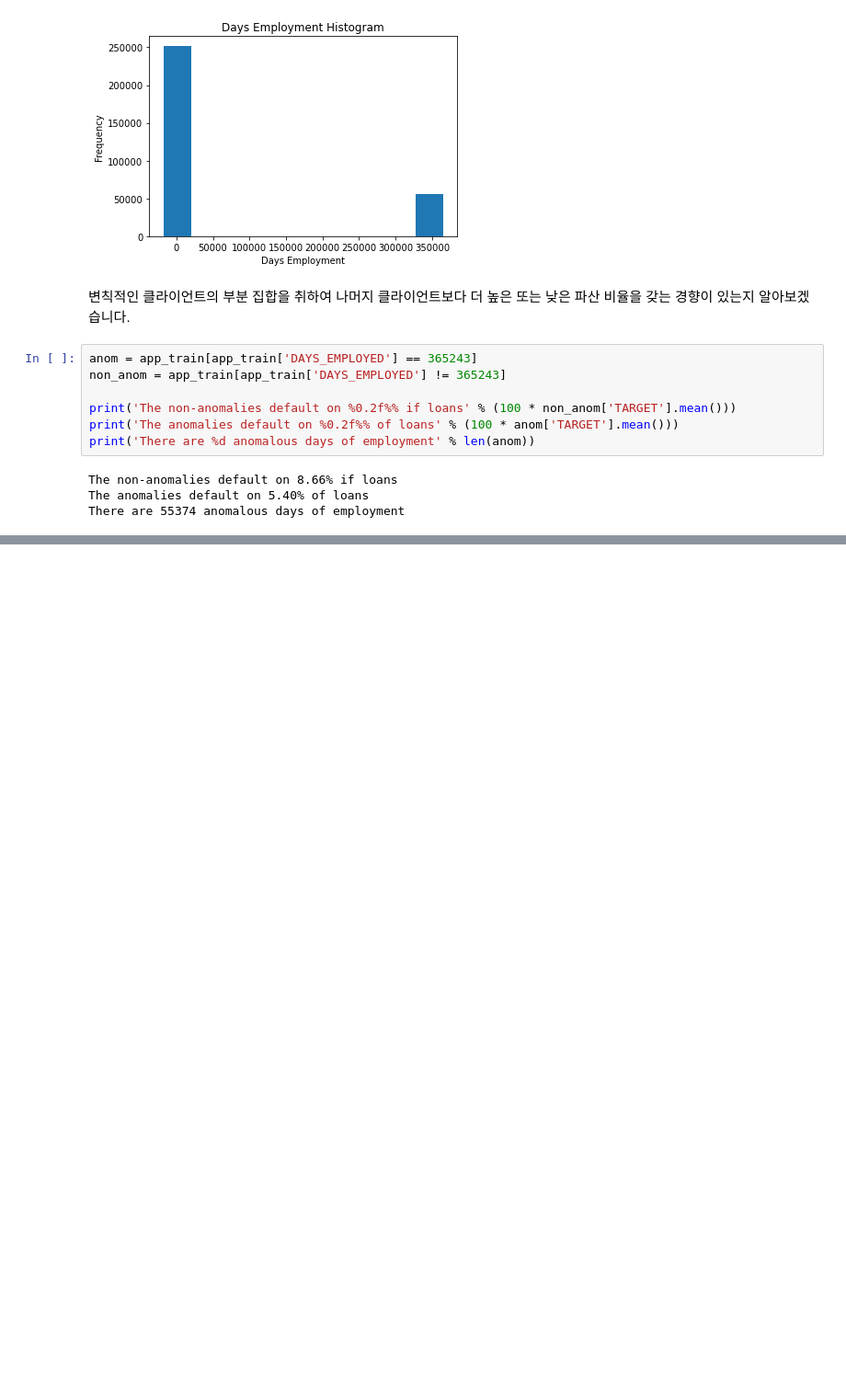
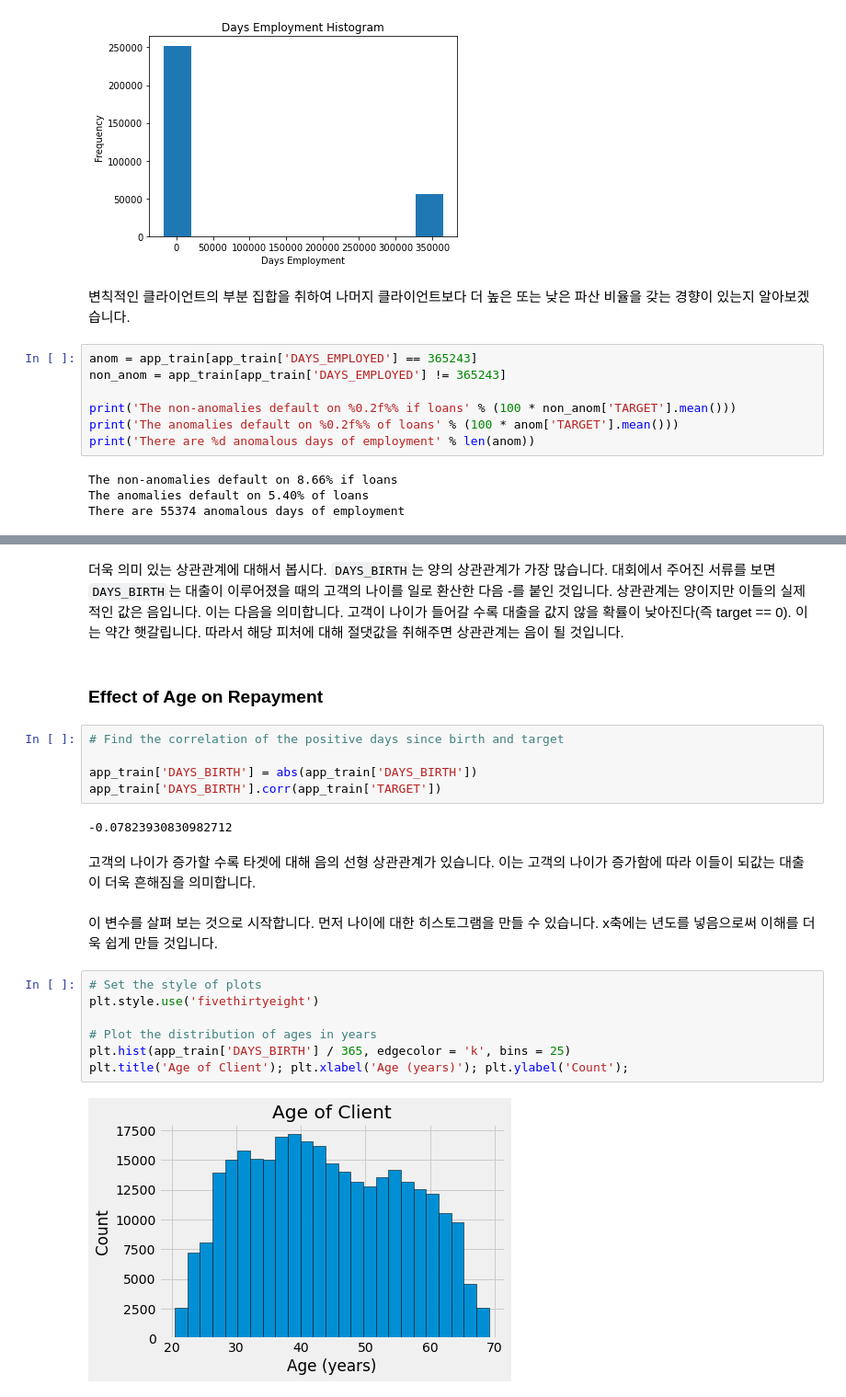
Before and after one commit to stk346/Kaggle, a Jupyter notebook: HomeCreditDefault/Start Here_A Gentle Introduction.ipynb, the cells around one changed output, grey strips where cells are left out. Shown at 92% size. Drawn from its saved outputs; the diff is of its cells as text; blank space fills up the shorter version.

```diff
--- a/HomeCreditDefault/Start Here_A Gentle Introduction.ipynb
+++ b/HomeCreditDefault/Start Here_A Gentle Introduction.ipynb
@@ -385,0 +465,24 @@ There are 55374 anomalous days of employment
+# %% [markdown]
+더욱 의미 있는 상관관계에 대해서 봅시다. `DAYS_BIRTH`는 양의 상관관계가 가장 많습니다. 대회에서 주어진 서류를 보면 `DAYS_BIRTH`는 대출이 이루어졌을 때의 고객의 나이를 일로 환산한 다음 -를 붙인 것입니다. 상관관계는 양이지만 이들의 실제적인 값은 음입니다. 이는 다음을 의미합니다. 고객이 나이가 들어갈 수록 대출을 값지 않을 확률이 낮아진다(즉 target == 0). 이는 약간 햇갈립니다. 따라서 해당 피처에 대해 절댓값을 취해주면 상관관계는 음이 될 것입니다.
+# %% [markdown]
+### Effect of Age on Repayment
+# %%
+# Find the correlation of the positive days since birth and target
+
+app_train['DAYS_BIRTH'] = abs(app_train['DAYS_BIRTH'])
+app_train['DAYS_BIRTH'].corr(app_train['TARGET'])
+# %% [output]
+-0.07823930830982712
+# %% [markdown]
+고객의 나이가 증가할 수록 타겟에 대해 음의 선형 상관관계가 있습니다. 이는 고객의 나이가 증가함에 따라 이들이 되값는 대출이 더욱 흔해짐을 의미합니다.
+# %% [markdown]
+이 변수를 살펴 보는 것으로 시작합니다. 먼저 나이에 대한 히스토그램을 만들 수 있습니다. x축에는 년도를 넣음으로써 이해를 더욱 쉽게 만들 것입니다.
+# %%
+# Set the style of plots
+plt.style.use('fivethirtyeight')
+
+# Plot the distribution of ages in years
+plt.hist(app_train['DAYS_BIRTH'] / 365, edgecolor = 'k', bins = 25)
+plt.title('Age of Client'); plt.xlabel('Age (years)'); plt.ylabel('Count');
+# %% [output]
+[figure, added]
```
Also changed, not shown: parts of 39 cells of this notebook.
